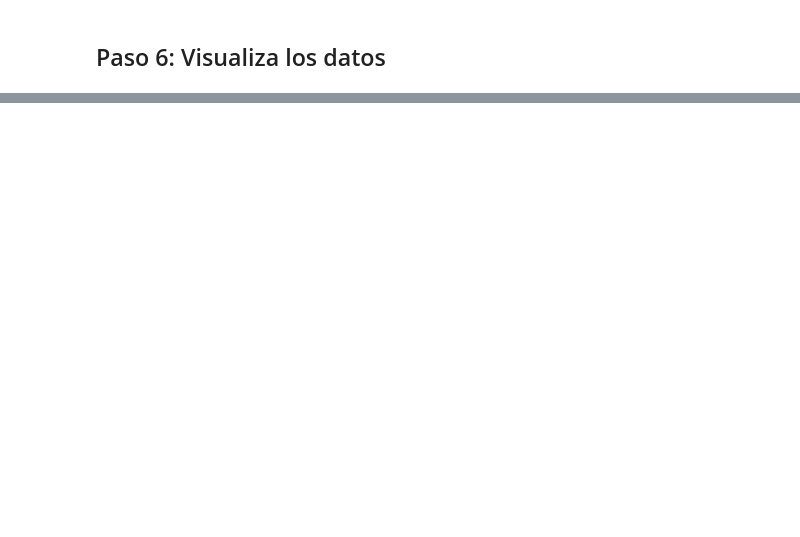
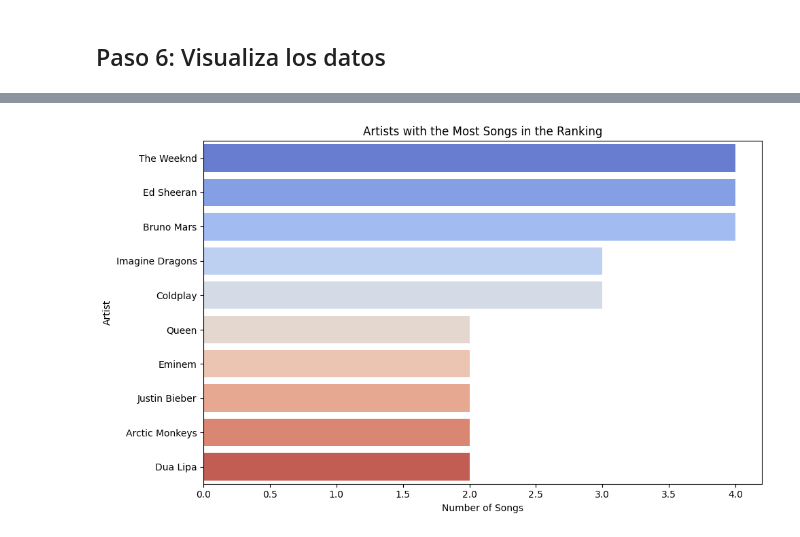
Before and after one commit to wer1ix/web-scraping-project-tutorial, a Jupyter notebook: src/solution.es.ipynb, the cells around one changed output, grey strips where cells are left out. Saved outputs shown, nothing was run; the diff lists cells and outputs as text; code cells hidden in the pictures; blank space fills up the shorter version.

```diff
--- a/src/solution.es.ipynb
+++ b/src/solution.es.ipynb
@@ -232,0 +138,15 @@ Tesla ha generado $8,730,000,000.00 de ganancias en el año 2024.
+# %%
+# Chart 3: Artists with the most songs in the ranking
+
+# Note: Some artists have multiple songs
+artists = df["Artist"].value_counts().nlargest(10)
+
+plt.figure(figsize=(10, 6))
+sns.barplot(x=artists.values, y=artists.index, hue=artists.index, palette="coolwarm", legend=False)
+plt.title("Artists with the Most Songs in the Ranking")
+plt.xlabel("Number of Songs")
+plt.ylabel("Artist")
+plt.tight_layout()
+plt.show()
+# %% [output]
+[figure, added]
```
Also changed, not shown: parts of 16 cells of this notebook, 5 other files.
